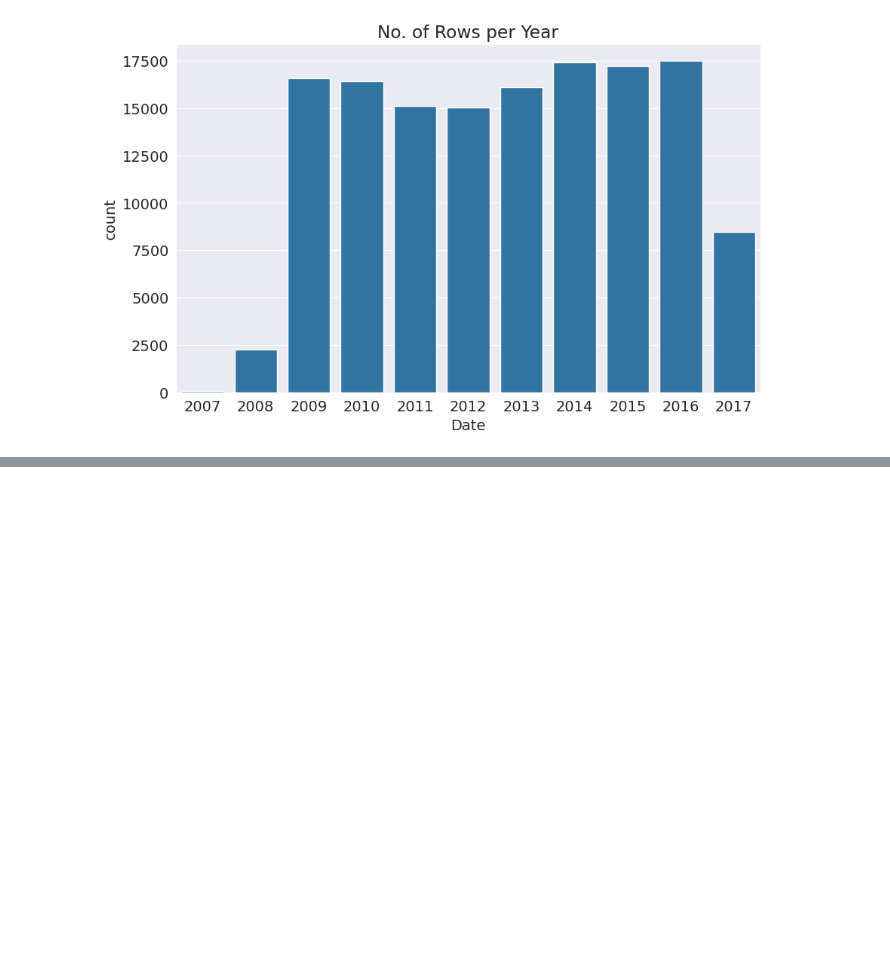
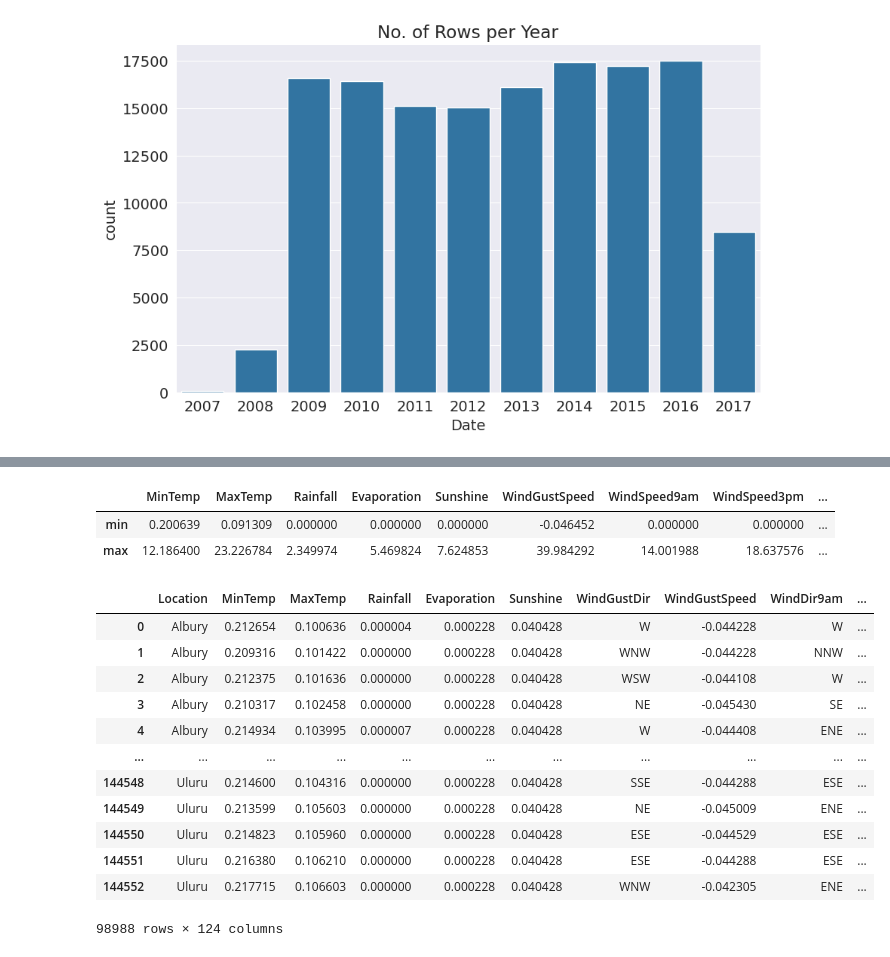
Before and after one commit to Imran1hp/Machine-Learning, a Jupyter notebook: Decision_Trees_and_Random__Forests.ipynb, the cells around one changed output, grey strips where cells are left out. Cells and saved outputs as stored; diff of their text form; code cells hidden in the pictures; blank space fills up the shorter version.

Commit message:
does encoding to categorical_cols

```diff
--- a/Decision_Trees_and_Random__Forests.ipynb
+++ b/Decision_Trees_and_Random__Forests.ipynb
@@ -104,0 +128,10 @@ test_targets = test_df[target_col].copy()
+# %%
+train_inputs[numerical_cols]=scaler.transform(train_inputs[numerical_cols])
+val_inputs[numerical_cols]=scaler.transform(val_inputs[numerical_cols])
+test_inputs[numerical_cols]=scaler.transform(test_inputs[numerical_cols])
+# %%
+val_inputs.describe().loc[['min','max']]
+# %% [output]
+|  | MinTemp | MaxTemp | Rainfall | Evaporation | Sunshine | WindGustSpeed | WindSpeed9am | WindSpeed3pm | ... |
+| min | 0.200639 | 0.091309 | 0.000000 | 0.000000 | 0.000000 | -0.046452 | 0.000000 | 0.000000 | ... |
+| max | 12.186400 | 23.226784 | 2.349974 | 5.469824 | 7.624853 | 39.984292 | 14.001988 | 18.637576 | ... |
@@ -104,0 +140,4 @@ test_targets = test_df[target_col].copy()
+# %%
+encoder = OneHotEncoder(handle_unknown='ignore').fit(raw_df[categorical_cols])
+# %%
+encoded_cols = list(encoder.get_feature_names_out(categorical_cols))
@@ -104,0 +146,20 @@ test_targets = test_df[target_col].copy()
+# %%
+train_inputs[encoded_cols] = encoder.transform(train_inputs[categorical_cols]).toarray()
+val_inputs[encoded_cols]= encoder.transform(val_inputs[categorical_cols]).toarray()
+test_inputs[encoded_cols]= encoder.transform(test_inputs[categorical_cols]).toarray()
+# %%
+train_inputs
+# %% [output]
+|  | Location | MinTemp | MaxTemp | Rainfall | Evaporation | Sunshine | WindGustDir | WindGustSpeed | WindDir9am | ... |
+| 0 | Albury | 0.212654 | 0.100636 | 0.000004 | 0.000228 | 0.040428 | W | -0.044228 | W | ... |
+| 1 | Albury | 0.209316 | 0.101422 | 0.000000 | 0.000228 | 0.040428 | WNW | -0.044228 | NNW | ... |
+| 2 | Albury | 0.212375 | 0.101636 | 0.000000 | 0.000228 | 0.040428 | WSW | -0.044108 | W | ... |
+| 3 | Albury | 0.210317 | 0.102458 | 0.000000 | 0.000228 | 0.040428 | NE | -0.045430 | SE | ... |
+| 4 | Albury | 0.214934 | 0.103995 | 0.000007 | 0.000228 | 0.040428 | W | -0.044408 | ENE | ... |
+| ... | ... | ... | ... | ... | ... | ... | ... | ... | ... | ... |
+| 144548 | Uluru | 0.214600 | 0.104316 | 0.000000 | 0.000228 | 0.040428 | SSE | -0.044288 | ESE | ... |
+| 144549 | Uluru | 0.213599 | 0.105603 | 0.000000 | 0.000228 | 0.040428 | NE | -0.045009 | ENE | ... |
+| 144550 | Uluru | 0.214823 | 0.105960 | 0.000000 | 0.000228 | 0.040428 | ESE | -0.044529 | ESE | ... |
+| 144551 | Uluru | 0.216380 | 0.106210 | 0.000000 | 0.000228 | 0.040428 | ESE | -0.044288 | ESE | ... |
+| 144552 | Uluru | 0.217715 | 0.106603 | 0.000000 | 0.000228 | 0.040428 | WNW | -0.042305 | ENE | ... |
+98988 rows × 124 columns
```
Also changed, not shown: parts of 11 cells of this notebook.
